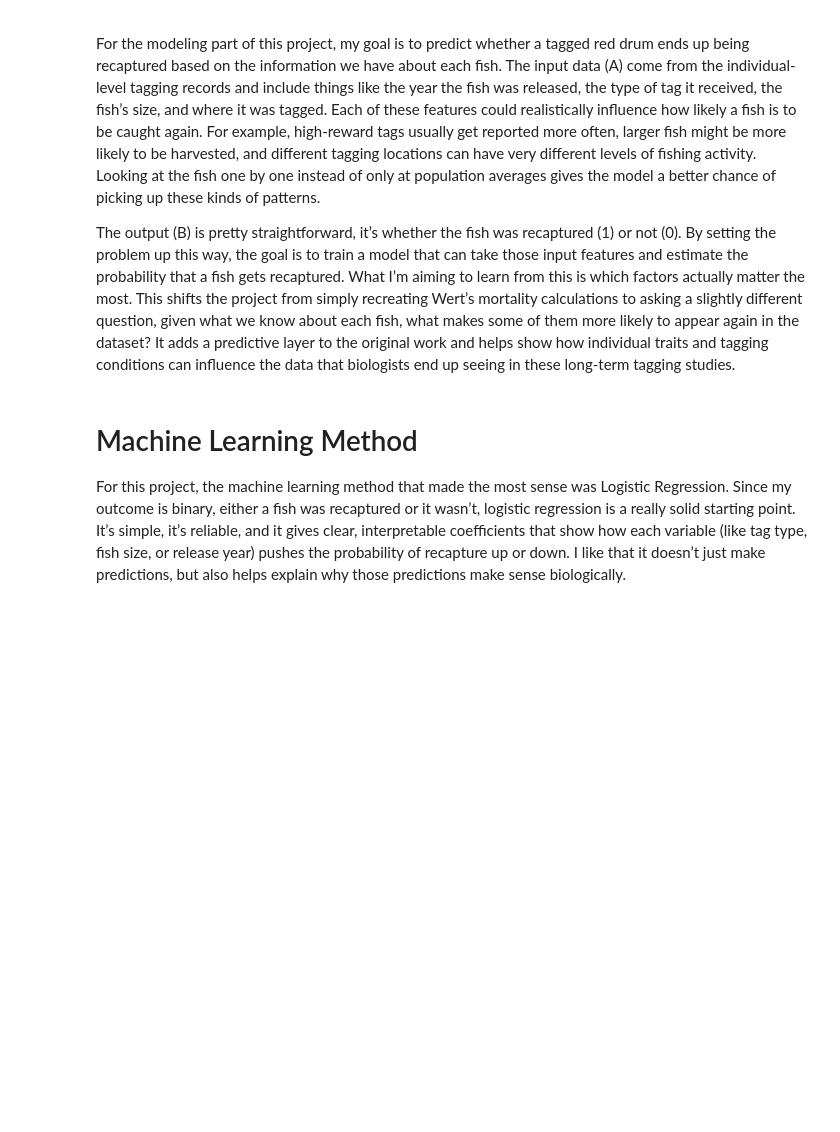
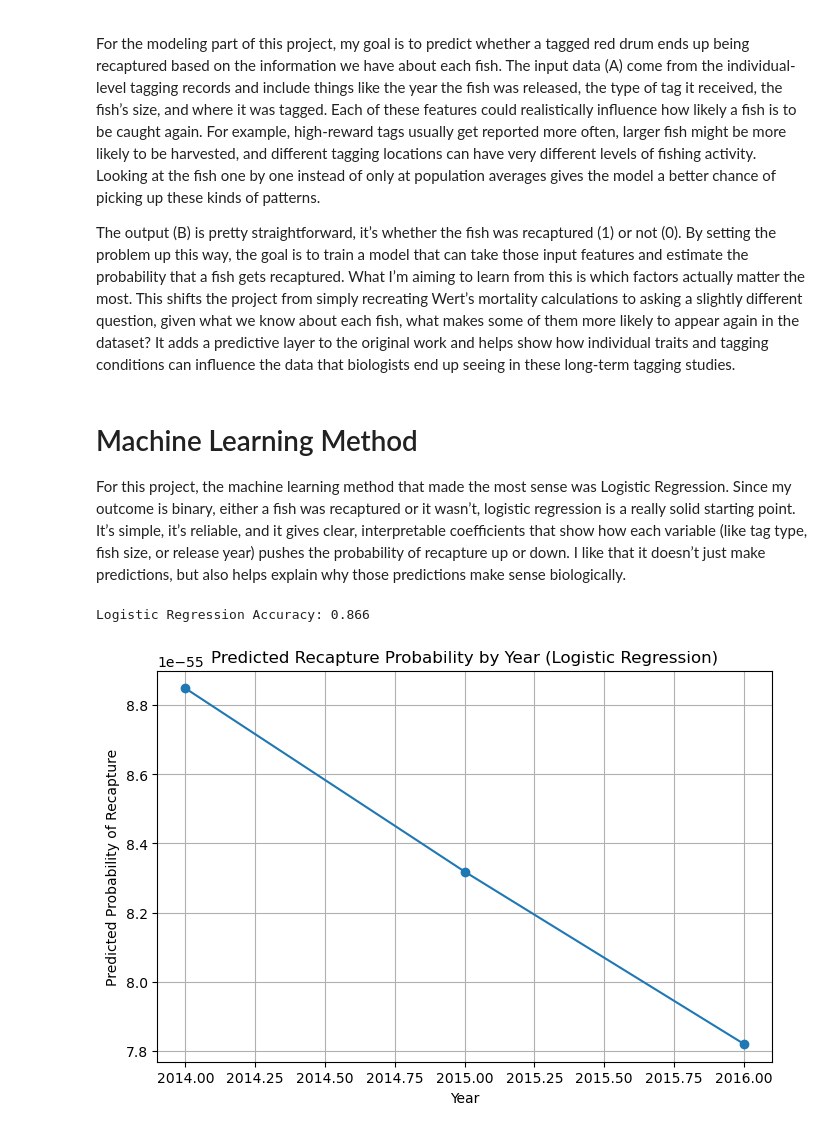
Before and after one commit to bradgrajzar-hub/BIO_350_F25, a Jupyter notebook: FINAL_PROJECT_BIO350/Final_Project_BIO350.ipynb, the cells around one changed output. Saved outputs shown, nothing was run; the diff lists cells and outputs as text; code cells hidden in the pictures; blank space fills up the shorter version.

```diff
--- a/FINAL_PROJECT_BIO350/Final_Project_BIO350.ipynb
+++ b/FINAL_PROJECT_BIO350/Final_Project_BIO350.ipynb
@@ -201,3 +201,74 @@ The output (B) is pretty straightforward, it’s whether the fish was recaptured
 Machine Learning Method
 =====
 For this project, the machine learning method that made the most sense was Logistic Regression. Since my outcome is binary, either a fish was recaptured or it wasn’t, logistic regression is a really solid starting point. It’s simple, it’s reliable, and it gives clear, interpretable coefficients that show how each variable (like tag type, fish size, or release year) pushes the probability of recapture up or down. I like that it doesn’t just make predictions, but also helps explain why those predictions make sense biologically.
+# %%
+import pandas as pd
+import numpy as np
+import matplotlib.pyplot as plt
+
+df = pd.read_csv("red_drum_simulated_individual_tags.csv")
+
+# Make binary target: 1 = recaptured, 0 = not recaptured
+df["Recaptured"] = (df["Outcome"] == "Recaptured").astype(int)
+
+# Use "Year" as the first predictor
+X = df[["Year"]].values.astype(float)
+y = df["Recaptured"].values.reshape(-1,1).astype(float)
+
+np.random.seed(42)
+shuffle_idx = np.random.permutation(len(X))
+
+split = int(0.8 * len(X))
+train_idx = shuffle_idx[:split]
+test_idx = shuffle_idx[split:]
+
+X_train, X_test = X[train_idx], X[test_idx]
+y_train, y_test = y[train_idx], y[test_idx]
+
+
+
+X_train_b = np.hstack([np.ones((X_train.shape[0],1)), X_train])
+X_test_b  = np.hstack([np.ones((X_test.shape[0],1)),  X_test])
+
+def sigmoid(z):
+    return 1 / (1 + np.exp(-z))
+
+
+weights = np.zeros((X_train_b.shape[1],1))
+
+# Hyperparameters
+lr = 0.0001
+epochs = 5000
+
+for i in range(epochs):
+    z = X_train_b @ weights
+    y_pred = sigmoid(z)
+
+    gradient = X_train_b.T @ (y_pred - y_train) / len(X_train_b)
+    weights -= lr * gradient
+
+
+y_test_pred = (sigmoid(X_test_b @ weights) >= 0.5).astype(int)
+
+accuracy = np.mean(y_test_pred == y_test)
+print("Logistic Regression Accuracy:", round(accuracy, 3))
+
+
+# Predicted recapture probability by year
+
+unique_years = np.sort(df["Year"].unique())
+year_grid = np.column_stack([np.ones(len(unique_years)), unique_years])
+
+pred_prob = sigmoid(year_grid @ weights).flatten()
+
+plt.figure(figsize=(7,5))
+plt.plot(unique_years, pred_prob, marker="o")
+plt.xlabel("Year")
+plt.ylabel("Predicted Probability of Recapture")
+plt.title("Predicted Recapture Probability by Year (Logistic Regression)")
+plt.grid(True)
+plt.tight_layout()
+plt.show()
+# %% [output]
+Logistic Regression Accuracy: 0.866
+[figure, added]
```
